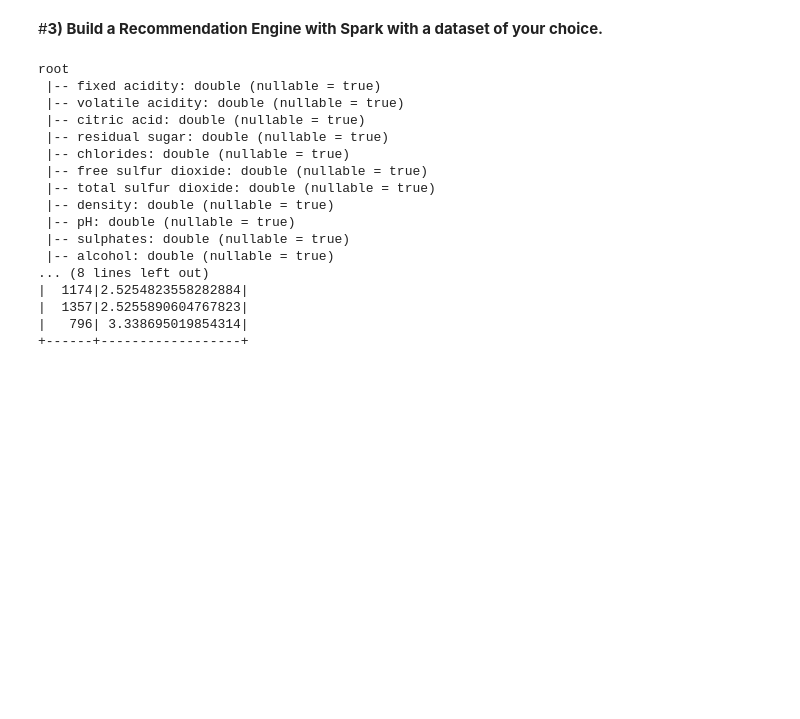
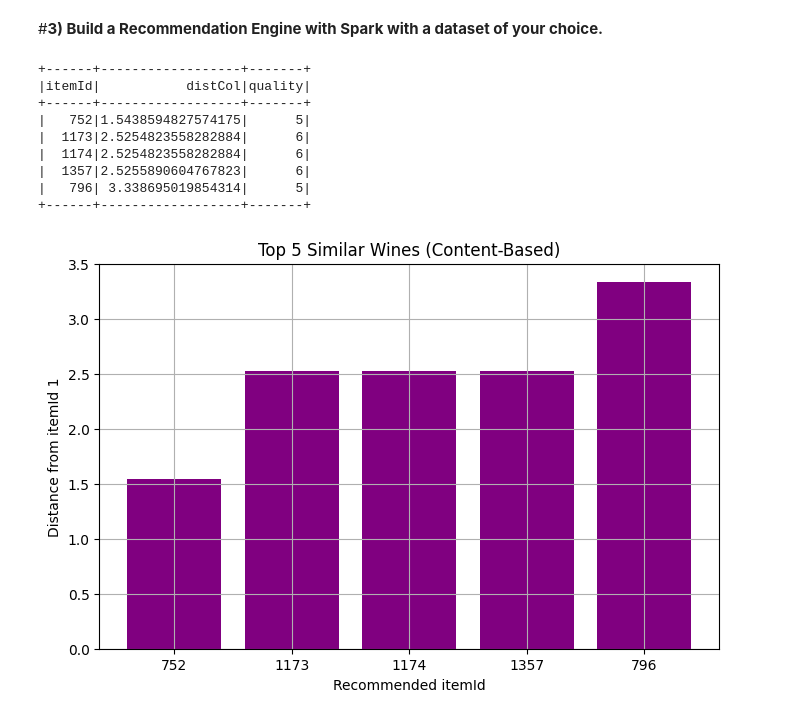
Before and after one commit to pravalika-n25/BDA, a Jupyter notebook: BDA_160122771011.ipynb, the cells around one changed output. Drawn from its saved outputs; the diff is of its cells as text; code cells hidden in the pictures; blank space fills up the shorter version.

```diff
--- a/BDA_160122771011.ipynb
+++ b/BDA_160122771011.ipynb
@@ -119,58 +152,61 @@ Silhouette Score: 0.77
 # %%
 from pyspark.sql import SparkSession
 from pyspark.ml.feature import VectorAssembler, BucketedRandomProjectionLSH
 from pyspark.sql.functions import col
+import pandas as pd
+import matplotlib.pyplot as plt
 
-#Initialising Spark session
-spark = SparkSession.builder \
-    .appName("WineContentBasedRec") \
-    .getOrCreate()
+#Starting Spark session
+spark = SparkSession.builder.appName("WineContentBasedRec").getOrCreate()
 
-#Loading and inspecting the data
+#Loading data
 df = spark.read.csv('/content/WineQT (1).csv', header=True, inferSchema=True)
-df.printSchema()
 
-#Assembling the numeric features into a vector
+#Assemble features
 feature_cols = [
     'fixed acidity','volatile acidity','citric acid','residual sugar',
     'chlorides','free sulfur dioxide','total sulfur dioxide',
     'density','pH','sulphates','alcohol'
 ]
 assembler = VectorAssembler(inputCols=feature_cols, outputCol='features')
-dataset = assembler.transform(df).select(col('Id').alias('itemId'), 'features')
+dataset = assembler.transform(df).select(col('Id').alias('itemId'), 'features', 'quality')
 
-#Fit an LSH model for approximate nearest-neighbor search
+#Fit LSH model
 lsh = BucketedRandomProjectionLSH(
     inputCol='features',
     outputCol='hashes',
     bucketLength=1.0,
     numHashTables=5
 )
 lsh_model = lsh.fit(dataset)
 
-#Pick a “query” wine (e.g. itemId = 1) and get its feature vector
+#Query vector for itemId = 1
 query_vec = dataset.filter(col('itemId') == 1).select('features').head()[0]
 
-#Find the 5 most similar wines (including itself)
+#Get 6 nearest neighbors
 neighbors = lsh_model.approxNearestNeighbors(dataset, query_vec, 6)
 
-#Show recommendations (drop the query wine itself)
-neighbors.filter(col('itemId') != 1).orderBy('distCol').select('itemId','distCol').show(5)
+#Filter out self and display top 5
+results = neighbors.filter(col('itemId') != 1).orderBy('distCol')
+results.select('itemId', 'distCol', 'quality').show(5)
+
+#Plotting
+pdf = results.filter(col('itemId') != 1).orderBy('distCol').select('itemId', 'distCol').toPandas()
+plt.figure(figsize=(8,5))
+plt.bar(pdf['itemId'].astype(str), pdf['distCol'], color='purple')
+plt.xlabel('Recommended itemId')
+plt.ylabel('Distance from itemId 1')
+plt.title('Top 5 Similar Wines (Content-Based)')
+plt.grid(True)
+plt.show()
 # %% [output]
-root
- |-- fixed acidity: double (nullable = true)
- |-- volatile acidity: double (nullable = true)
- |-- citric acid: double (nullable = true)
- |-- residual sugar: double (nullable = true)
- |-- chlorides: double (nullable = true)
- |-- free sulfur dioxide: double (nullable = true)
- |-- total sulfur dioxide: double (nullable = true)
- |-- density: double (nullable = true)
- |-- pH: double (nullable = true)
- |-- sulphates: double (nullable = true)
- |-- alcohol: double (nullable = true)
-... (8 lines left out)
-|  1174|2.5254823558282884|
-|  1357|2.5255890604767823|
-|   796| 3.338695019854314|
-+------+------------------+
++------+------------------+-------+
+|itemId|           distCol|quality|
++------+------------------+-------+
+|   752|1.5438594827574175|      5|
+|  1173|2.5254823558282884|      6|
+|  1174|2.5254823558282884|      6|
+|  1357|2.5255890604767823|      6|
+|   796| 3.338695019854314|      5|
++------+------------------+-------+
+[figure, added]
```
Also changed, not shown: parts of 2 cells of this notebook.
